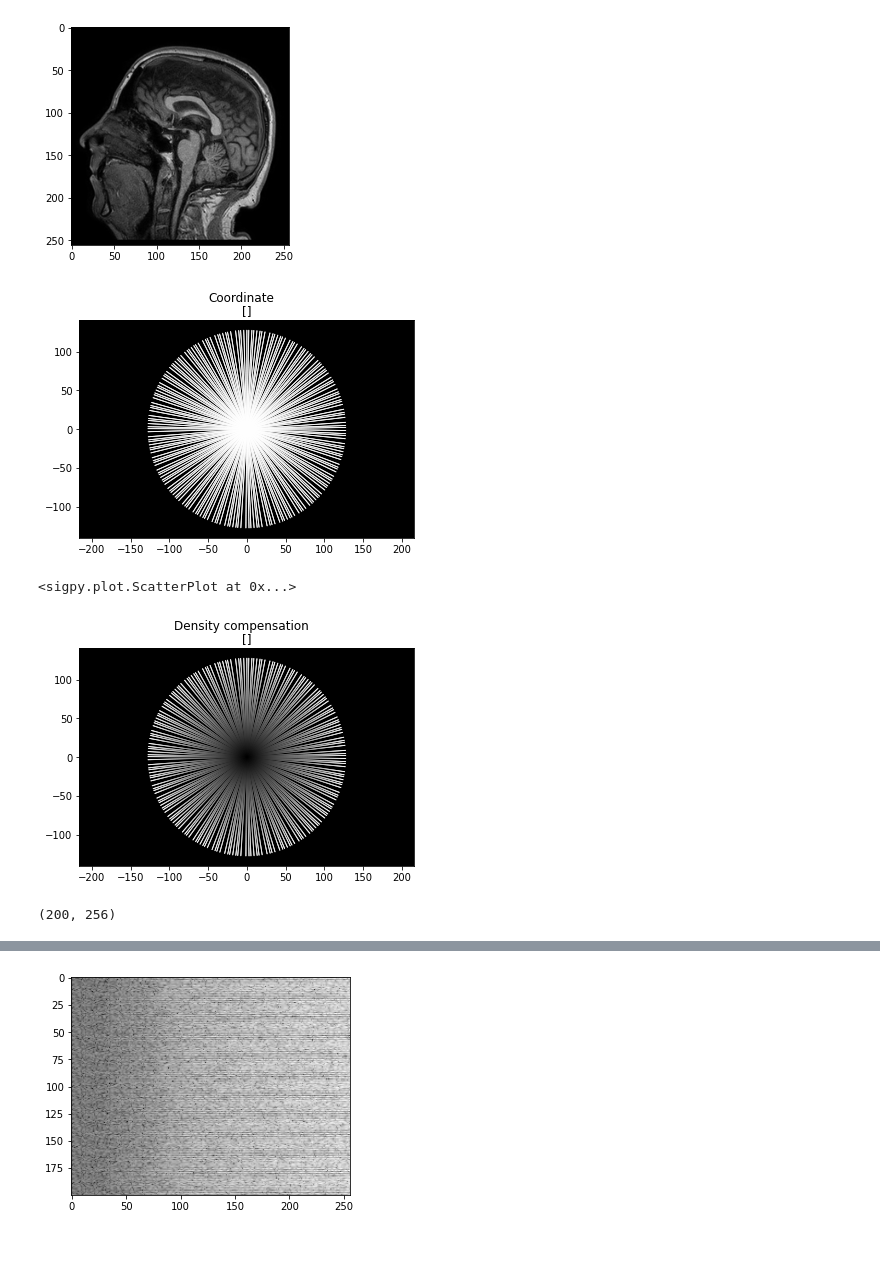
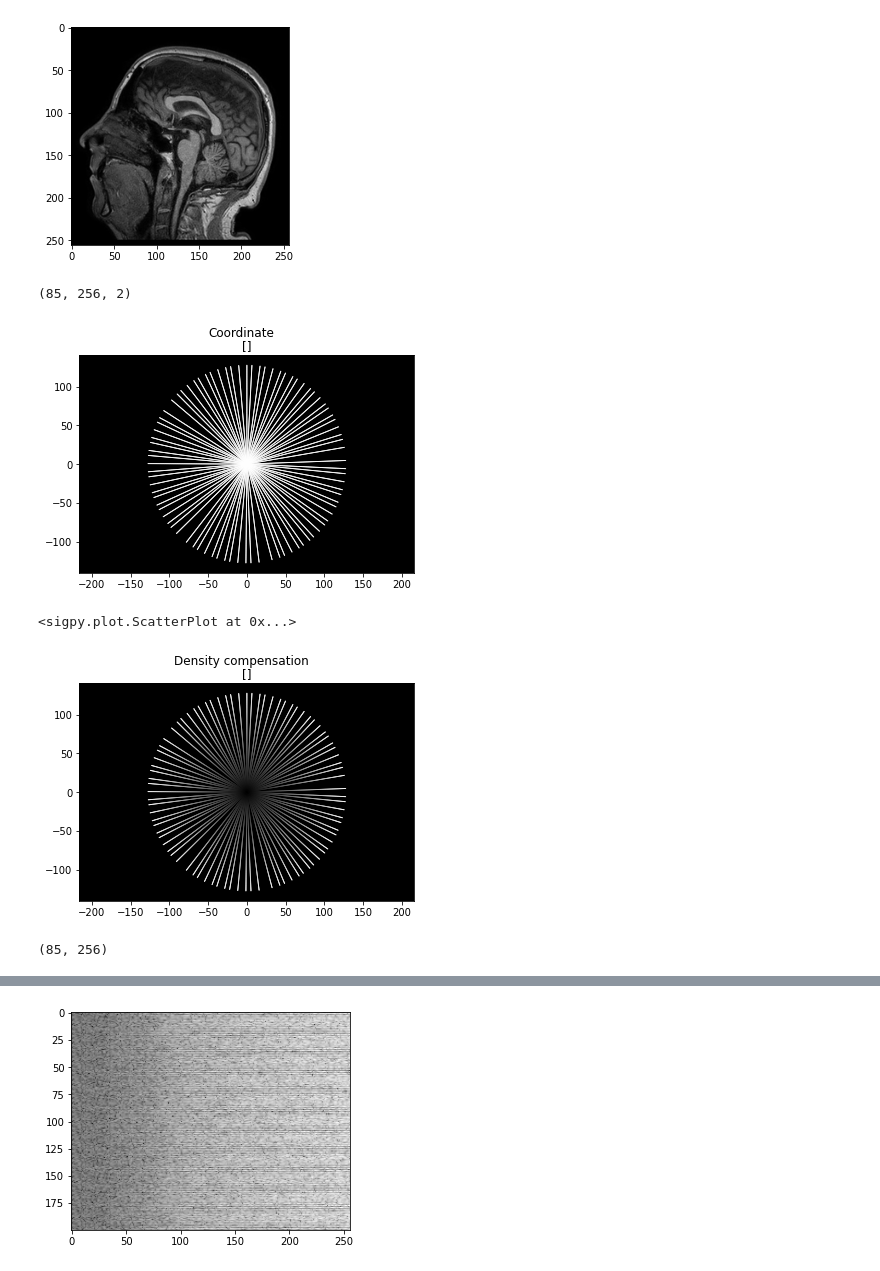
Before and after one commit to xinyiwan/Image-Reconstruction, a Jupyter notebook: test.ipynb, the cells around one changed output, grey strips where cells are left out. Cells and saved outputs as stored; diff of their text form; code cells hidden in the pictures.

```diff
--- a/test.ipynb
+++ b/test.ipynb
@@ -24,24 +24,26 @@ show_image(img)
 # %%
 ## Generate coordinate
 import sigpy as sp
 import sigpy.plot as pl
 from sigpy.mri import radial
 import sigpy.mri as mr
 
 
-coord = sp.mri.radial([200,256,2],[256,256])
-coord.shape
+af = 3
+coord = sp.mri.radial([int(256/af),256,2],[256,256])
+print(coord.shape)
 pl.ScatterPlot(coord, title='Coordinate')
 # %% [output]
+(85, 256, 2)
-[figure, old version]
+[figure, new version]
-<sigpy.plot.ScatterPlot at 0x...>
+<sigpy.plot.ScatterPlot at 0x...>
 # %%
 dcf = (coord[..., 0]**2 + coord[..., 1]**2)**0.5
 pl.ScatterPlot(coord, dcf, title='Density compensation')
 dcf.shape
 # %% [output]
-[figure, old version]
+[figure, new version]
-(200, 256)
+(85, 256)
 # %%
 ## FT on original img to get k-space
 ksp = sp.fft(img)
```
Also changed, not shown: parts of 10 cells of this notebook, 6 other files.
